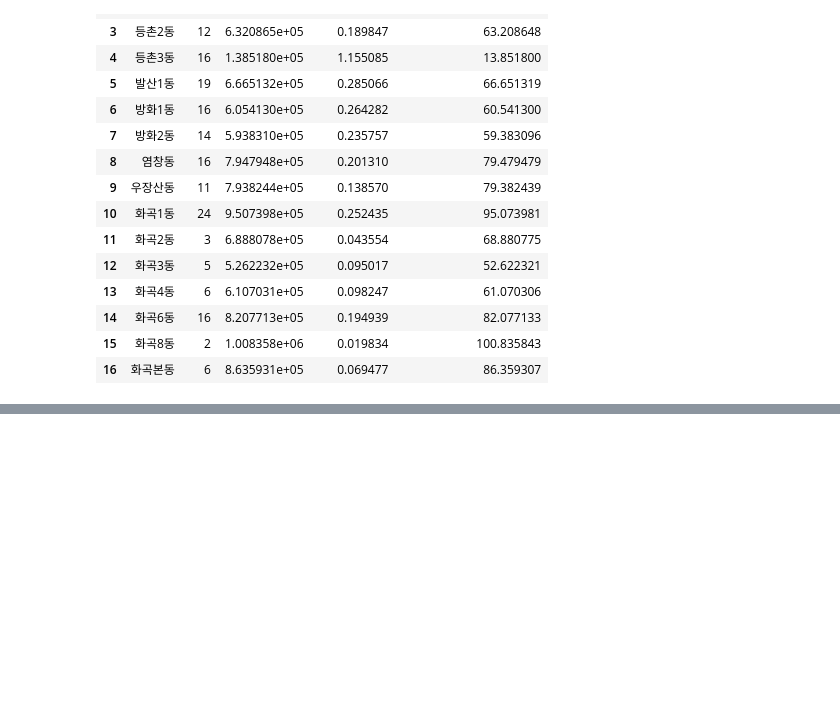
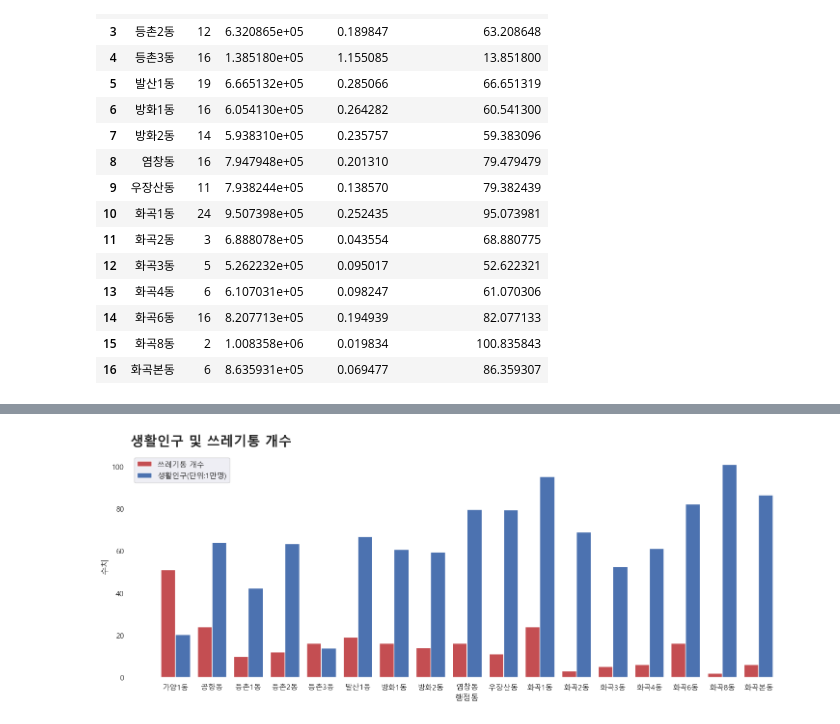
Before and after one commit to rootofdata/Sidewalk-Trash-Bins_CCTV, a Jupyter notebook: (시각화)가로쓰레기통_생활인구.ipynb, the cells around one changed output, grey strips where cells are left out. Drawn from its saved outputs; the diff is of its cells as text; code cells hidden in the pictures; blank space fills up the shorter version.

```diff
--- a/(시각화)가로쓰레기통_생활인구.ipynb
+++ b/(시각화)가로쓰레기통_생활인구.ipynb
@@ -286,0 +340,17 @@ b2=plt.bar(last_df['동 정보'],last_df['총_생활인구_수'],color='b',width
+# %%
+import numpy
+fig,ax=plt.subplots(figsize=(18,6))
+x=numpy.arange(len(last_df['동 정보']))
+
+plt.bar(x-0.2,last_df['개수'],color='r',label='쓰레기통 개수',width=0.4)
+plt.bar(x+0.2,last_df['총_생활인구_수[단위:1만명]'],label='생활인구(단위:1만명)',color='b',width=0.4)
+plt.xticks(x,last_df['동 정보'])
+plt.legend()
+plt.xlabel('행정동')
+plt.ylabel('수치')
+plt.title('생활인구 및 쓰레기통 개수',size=20,weight='bold',pad='13',loc='left')
+plt.box(False)
+plt.grid(True,axis='y',alpha=10,linestyle='--')
+plt.show()
+# %% [output]
+[figure, added]
```
Also changed, not shown: parts of 9 cells of this notebook, 3 other files.
